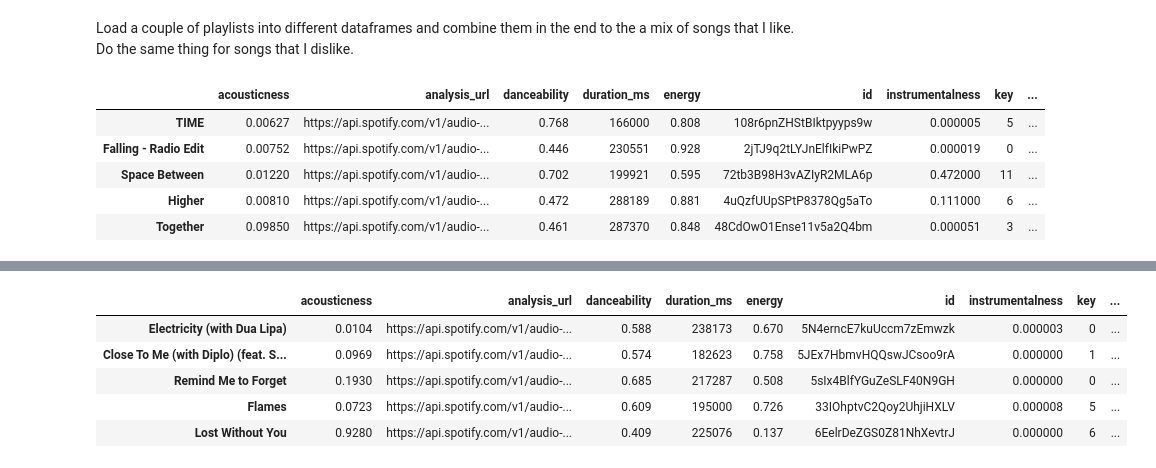
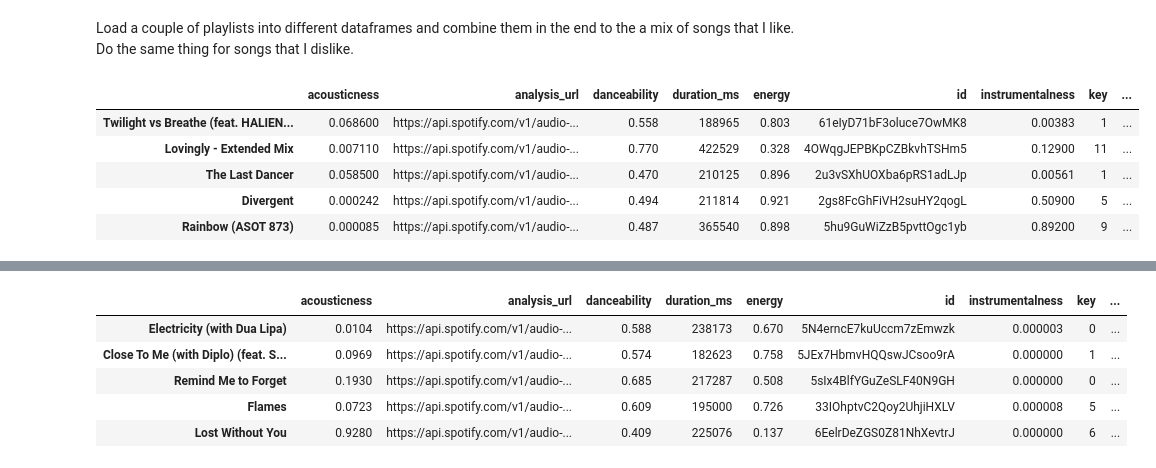
Before and after one commit to kalibrahim/DataScience_Capstone, a Jupyter notebook: Spotify-recommender-udacity-capstone.ipynb, the cells around one changed output, grey strips where cells are left out. Drawn from its saved outputs; the diff is of its cells as text; code cells hidden in the pictures.

```diff
--- a/Spotify-recommender-udacity-capstone.ipynb
+++ b/Spotify-recommender-udacity-capstone.ipynb
@@ -97,23 +97,23 @@ Load a couple of playlists into different dataframes and combine them in the end
 # %%
 like_id = '4Bc92r2zL1zt22AikSodG4'
 like_df = create_df(username, like_id)
 
 like_playlist2_id = '5377x4KvJVl5Y4U6pakCf4'
 like_playlist2_df = create_df(username, like_playlist2_id)
 
 like_playlist3_id = '5CKGtvDsggH7g7UWhMqmSL'
 like_playlist3_df = create_df(username, like_playlist3_id)
 
 frames_like = [like_df, like_playlist2_df, like_playlist3_df]
 
 like_all_df = pd.concat(frames_like)
-like_all_df.head()
+like_all_df.tail()
 # %% [output]
 |  | acousticness | analysis_url | danceability | duration_ms | energy | id | instrumentalness | key | ... |
-| TIME | 0.00627 | https://api.spotify.com/v1/audio-... | 0.768 | 166000 | 0.808 | 108r6pnZHStBIktpyyps9w | 0.000005 | 5 | ... |
-| Falling - Radio Edit | 0.00752 | https://api.spotify.com/v1/audio-... | 0.446 | 230551 | 0.928 | 2jTJ9q2tLYJnElfIkiPwPZ | 0.000019 | 0 | ... |
-| Space Between | 0.01220 | https://api.spotify.com/v1/audio-... | 0.702 | 199921 | 0.595 | 72tb3B98H3vAZIyR2MLA6p | 0.472000 | 11 | ... |
-| Higher | 0.00810 | https://api.spotify.com/v1/audio-... | 0.472 | 288189 | 0.881 | 4uQzfUUpSPtP8378Qg5aTo | 0.111000 | 6 | ... |
-| Together | 0.09850 | https://api.spotify.com/v1/audio-... | 0.461 | 287370 | 0.848 | 48CdOwO1Ense11v5a2Q4bm | 0.000051 | 3 | ... |
+| Twilight vs Breathe (feat. HALIEN... | 0.068600 | https://api.spotify.com/v1/audio-... | 0.558 | 188965 | 0.803 | 61eIyD71bF3oluce7OwMK8 | 0.00383 | 1 | ... |
+| Lovingly - Extended Mix | 0.007110 | https://api.spotify.com/v1/audio-... | 0.770 | 422529 | 0.328 | 4OWqgJEPBKpCZBkvhTSHm5 | 0.12900 | 11 | ... |
+| The Last Dancer | 0.058500 | https://api.spotify.com/v1/audio-... | 0.470 | 210125 | 0.896 | 2u3vSXhUOXba6pRS1adLJp | 0.00561 | 1 | ... |
+| Divergent | 0.000242 | https://api.spotify.com/v1/audio-... | 0.494 | 211814 | 0.921 | 2gs8FcGhFiVH2suHY2qogL | 0.50900 | 5 | ... |
+| Rainbow (ASOT 873) | 0.000085 | https://api.spotify.com/v1/audio-... | 0.487 | 365540 | 0.898 | 5hu9GuWiZzB5pvttOgc1yb | 0.89200 | 9 | ... |
 # %%
 like_all_df.info()
```
Also changed, not shown: parts of 17 cells of this notebook, 2 other files.
